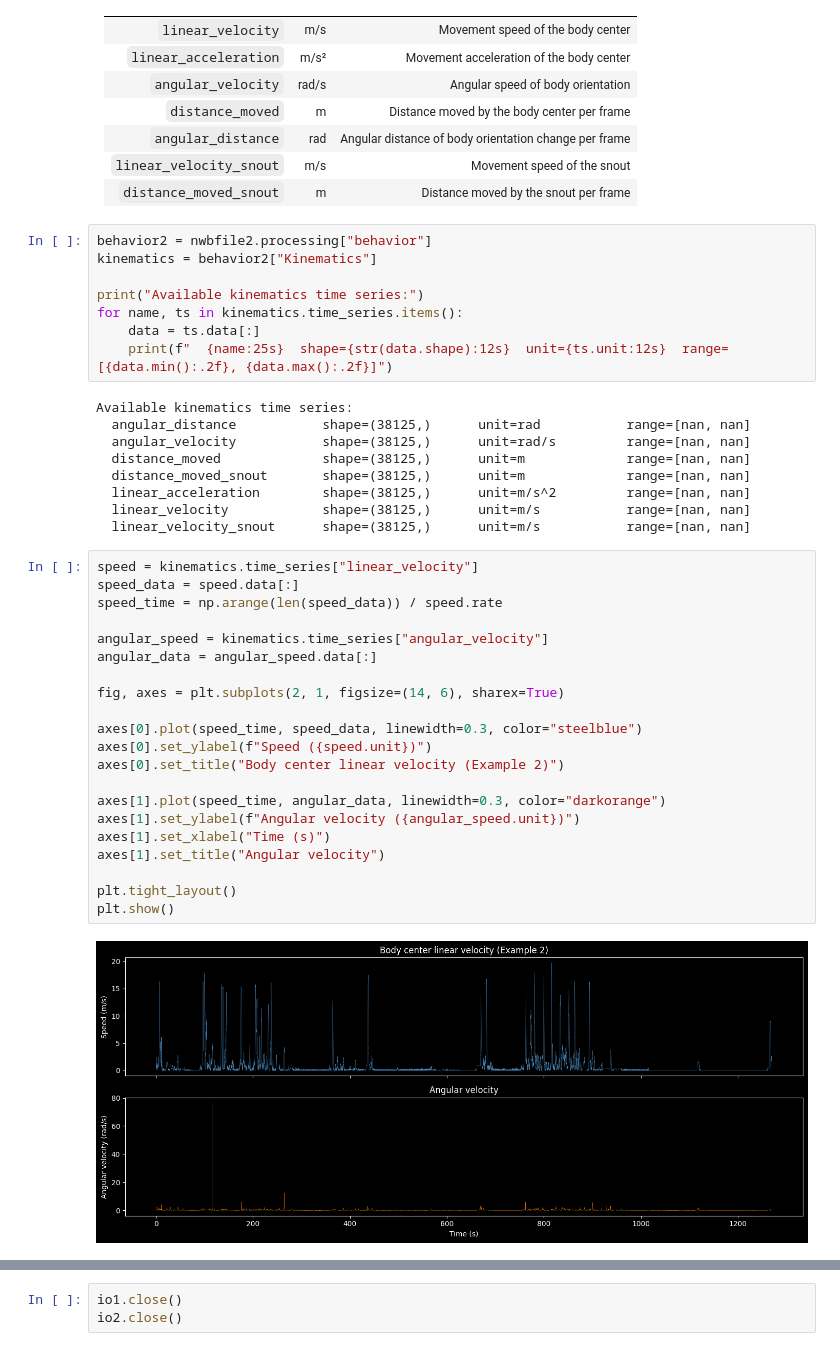
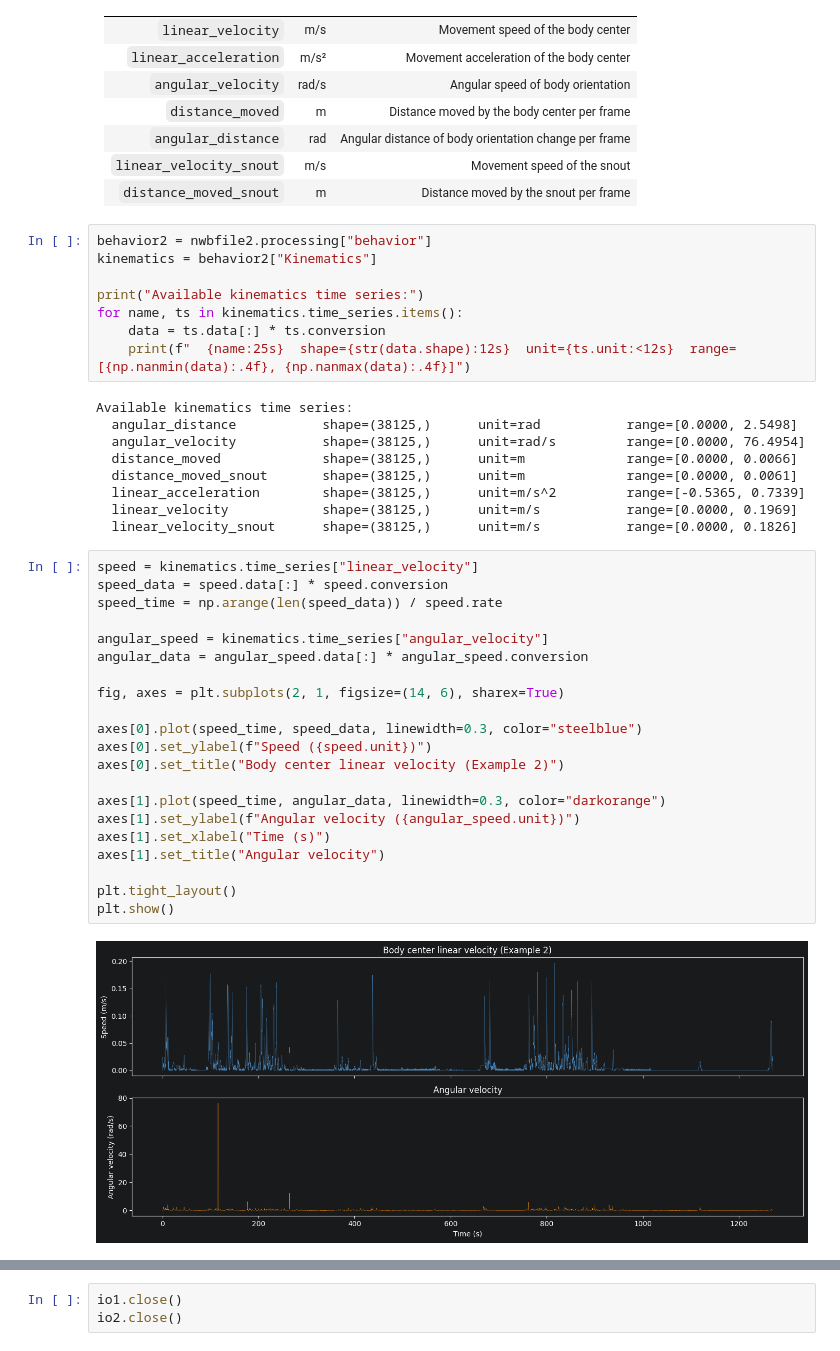
Before and after one commit to catalystneuro/meletis-lab-to-nwb, a Jupyter notebook: src/meletis_lab_to_nwb/tutorials/open_field_test_demo.ipynb, the cells around one changed output, grey strips where cells are left out. Cells and saved outputs as stored; diff of their text form.

```diff
--- a/src/meletis_lab_to_nwb/tutorials/open_field_test_demo.ipynb
+++ b/src/meletis_lab_to_nwb/tutorials/open_field_test_demo.ipynb
@@ -361,37 +457,37 @@ kinematics = behavior2["Kinematics"]
 
 print("Available kinematics time series:")
 for name, ts in kinematics.time_series.items():
-    data = ts.data[:]
-    print(f"  {name:25s}  shape={str(data.shape):12s}  unit={ts.unit:12s}  range=[{data.min():.2f}, {data.max():.2f}]")
+    data = ts.data[:] * ts.conversion
+    print(f"  {name:25s}  shape={str(data.shape):12s}  unit={ts.unit:<12s}  range=[{np.nanmin(data):.4f}, {np.nanmax(data):.4f}]")
 # %% [output]
 Available kinematics time series:
-  angular_distance           shape=(38125,)      unit=rad           range=[nan, nan]
-  angular_velocity           shape=(38125,)      unit=rad/s         range=[nan, nan]
-  distance_moved             shape=(38125,)      unit=m             range=[nan, nan]
-  distance_moved_snout       shape=(38125,)      unit=m             range=[nan, nan]
-  linear_acceleration        shape=(38125,)      unit=m/s^2         range=[nan, nan]
-  linear_velocity            shape=(38125,)      unit=m/s           range=[nan, nan]
-  linear_velocity_snout      shape=(38125,)      unit=m/s           range=[nan, nan]
+  angular_distance           shape=(38125,)      unit=rad           range=[0.0000, 2.5498]
+  angular_velocity           shape=(38125,)      unit=rad/s         range=[0.0000, 76.4954]
+  distance_moved             shape=(38125,)      unit=m             range=[0.0000, 0.0066]
+  distance_moved_snout       shape=(38125,)      unit=m             range=[0.0000, 0.0061]
+  linear_acceleration        shape=(38125,)      unit=m/s^2         range=[-0.5365, 0.7339]
+  linear_velocity            shape=(38125,)      unit=m/s           range=[0.0000, 0.1969]
+  linear_velocity_snout      shape=(38125,)      unit=m/s           range=[0.0000, 0.1826]
 # %%
 speed = kinematics.time_series["linear_velocity"]
-speed_data = speed.data[:]
+speed_data = speed.data[:] * speed.conversion
 speed_time = np.arange(len(speed_data)) / speed.rate
 
 angular_speed = kinematics.time_series["angular_velocity"]
-angular_data = angular_speed.data[:]
+angular_data = angular_speed.data[:] * angular_speed.conversion
 
 fig, axes = plt.subplots(2, 1, figsize=(14, 6), sharex=True)
 
 axes[0].plot(speed_time, speed_data, linewidth=0.3, color="steelblue")
 axes[0].set_ylabel(f"Speed ({speed.unit})")
 axes[0].set_title("Body center linear velocity (Example 2)")
 
 axes[1].plot(speed_time, angular_data, linewidth=0.3, color="darkorange")
 axes[1].set_ylabel(f"Angular velocity ({angular_speed.unit})")
 axes[1].set_xlabel("Time (s)")
 axes[1].set_title("Angular velocity")
 
 plt.tight_layout()
 plt.show()
 # %% [output]
-[figure, old version]
+[figure, new version]
```
Also changed, not shown: parts of 18 cells of this notebook, 1 other file.
